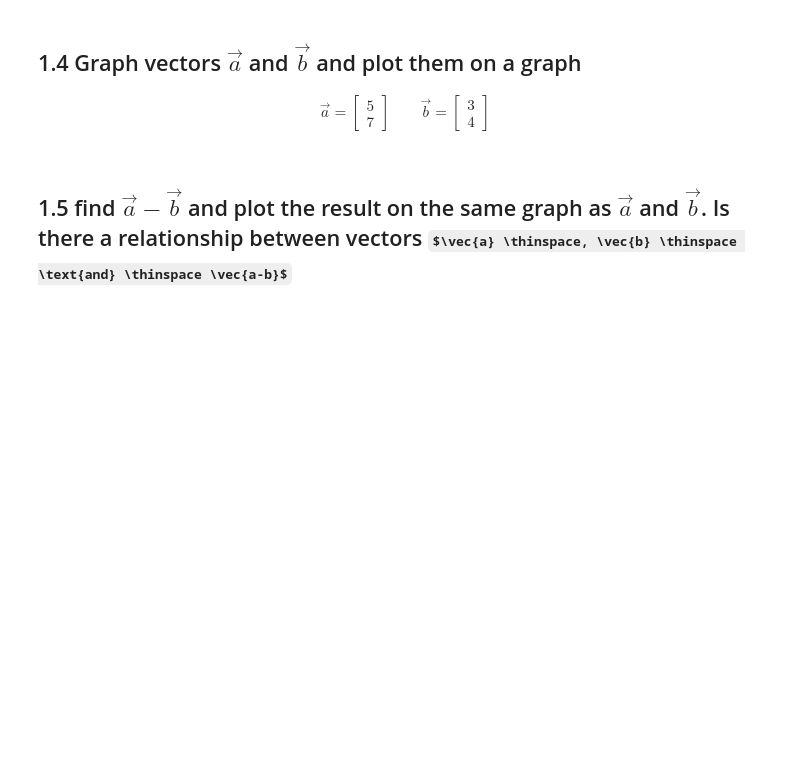
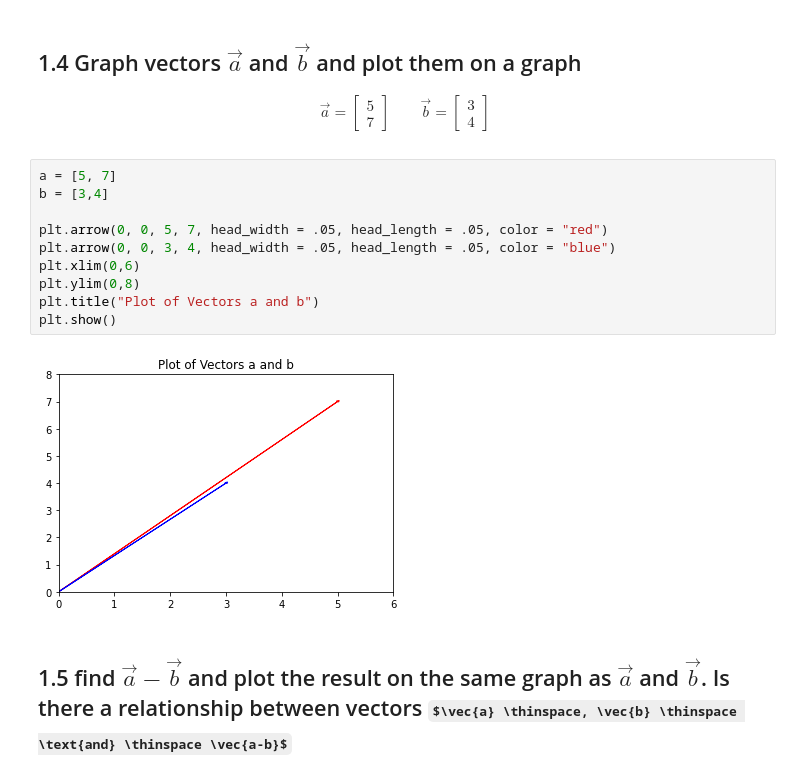
Before and after one commit to bloominstituteoftechnology/DS-Unit-1-Sprint-3-Linear-Algebra, a Jupyter notebook: module1-vectors-and-matrices/LS_DS_131_Vectors_and_Matrices_Assignment.ipynb, the cells around one changed output. Drawn from its saved outputs; the diff is of its cells as text; some formulas as TeX source; blank space fills up the shorter version.

```diff
--- a/module1-vectors-and-matrices/LS_DS_131_Vectors_and_Matrices_Assignment.ipynb
+++ b/module1-vectors-and-matrices/LS_DS_131_Vectors_and_Matrices_Assignment.ipynb
@@ -23,5 +81,17 @@ print(pi)
 \qquad
 \vec{b} = \begin{bmatrix} 3 \\4 \end{bmatrix}
 \end{align}
+# %%
+a = [5, 7]
+b = [3,4]
+
+plt.arrow(0, 0, 5, 7, head_width = .05, head_length = .05, color = "red")
+plt.arrow(0, 0, 3, 4, head_width = .05, head_length = .05, color = "blue")
+plt.xlim(0,6)
+plt.ylim(0,8)
+plt.title("Plot of Vectors a and b")
+plt.show()
+# %% [output]
+[figure, added]
 # %% [markdown]
 ## 1.5 find $\vec{a} - \vec{b}$ and plot the result on the same graph as $\vec{a}$ and $\vec{b}$. Is there a relationship between vectors $\vec{a} \thinspace, \vec{b} \thinspace \text{and} \thinspace \vec{a-b}$
```
Also changed, not shown: parts of 47 cells of this notebook.
